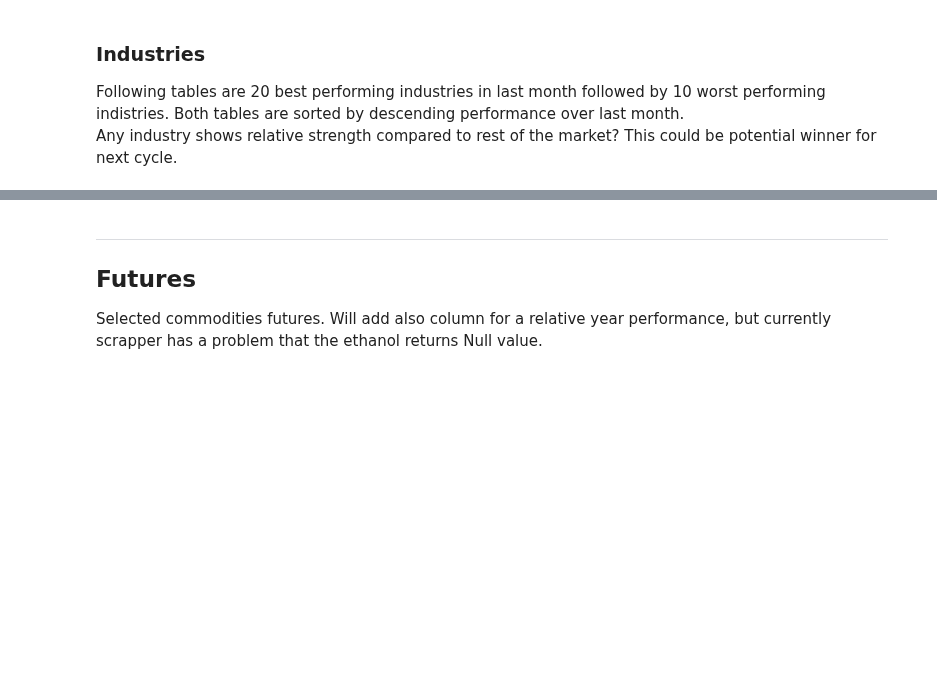
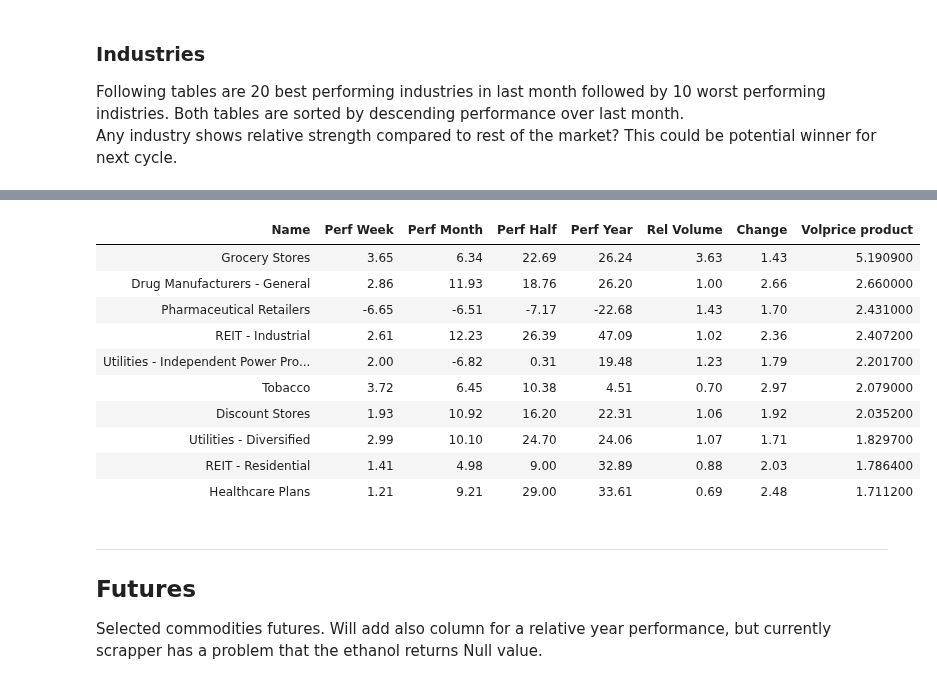
Before and after one commit to ofinke/stocksandloss, a Jupyter notebook: market_status.ipynb, the cells around one changed output, grey strips where cells are left out. Cells and saved outputs as stored; diff of their text form; code cells hidden in the pictures; blank space fills up the shorter version.

```diff
--- a/market_status.ipynb
+++ b/market_status.ipynb
@@ -145,3 +145,17 @@ display_html(ind.prettify(ind.table.iloc[-10:,:])._repr_html_(), raw=True)
+# %%
+display_html(ind.prettify2(ind.volumechange())._repr_html_(), raw=True)
+# %% [output]
+| Name | Perf Week | Perf Month | Perf Half | Perf Year | Rel Volume | Change | Volprice product |
+| Grocery Stores | 3.65 | 6.34 | 22.69 | 26.24 | 3.63 | 1.43 | 5.190900 |
+| Drug Manufacturers - General | 2.86 | 11.93 | 18.76 | 26.20 | 1.00 | 2.66 | 2.660000 |
+| Pharmaceutical Retailers | -6.65 | -6.51 | -7.17 | -22.68 | 1.43 | 1.70 | 2.431000 |
+| REIT - Industrial | 2.61 | 12.23 | 26.39 | 47.09 | 1.02 | 2.36 | 2.407200 |
+| Utilities - Independent Power Pro... | 2.00 | -6.82 | 0.31 | 19.48 | 1.23 | 1.79 | 2.201700 |
+| Tobacco | 3.72 | 6.45 | 10.38 | 4.51 | 0.70 | 2.97 | 2.079000 |
+| Discount Stores | 1.93 | 10.92 | 16.20 | 22.31 | 1.06 | 1.92 | 2.035200 |
+| Utilities - Diversified | 2.99 | 10.10 | 24.70 | 24.06 | 1.07 | 1.71 | 1.829700 |
+| REIT - Residential | 1.41 | 4.98 | 9.00 | 32.89 | 0.88 | 2.03 | 1.786400 |
+| Healthcare Plans | 1.21 | 9.21 | 29.00 | 33.61 | 0.69 | 2.48 | 1.711200 |
 # %% [markdown]
 ***
 ## **Futures**
```
Also changed, not shown: parts of 9 cells of this notebook, 6 other files.
